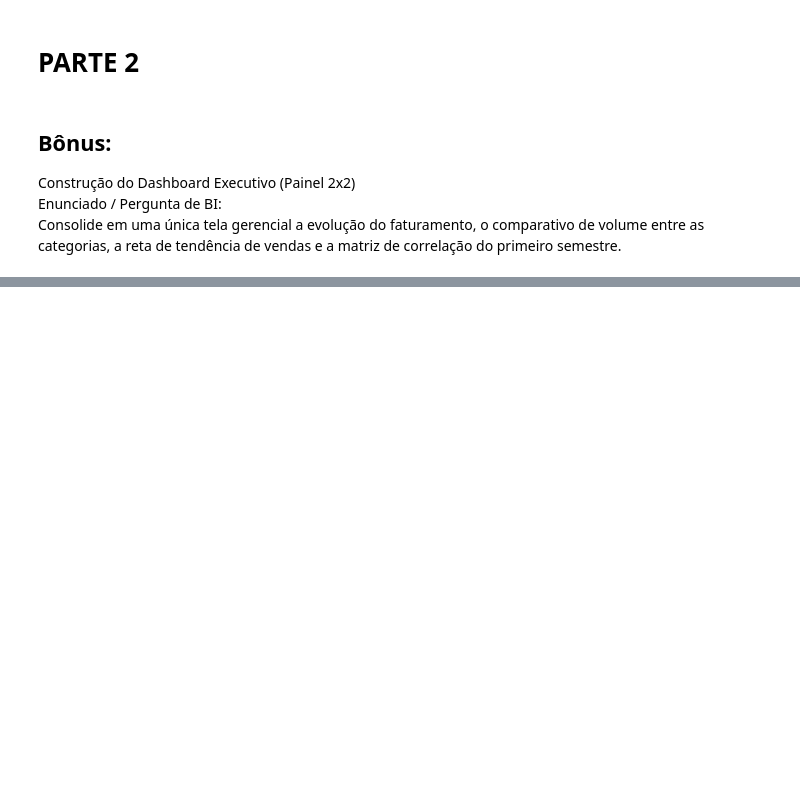
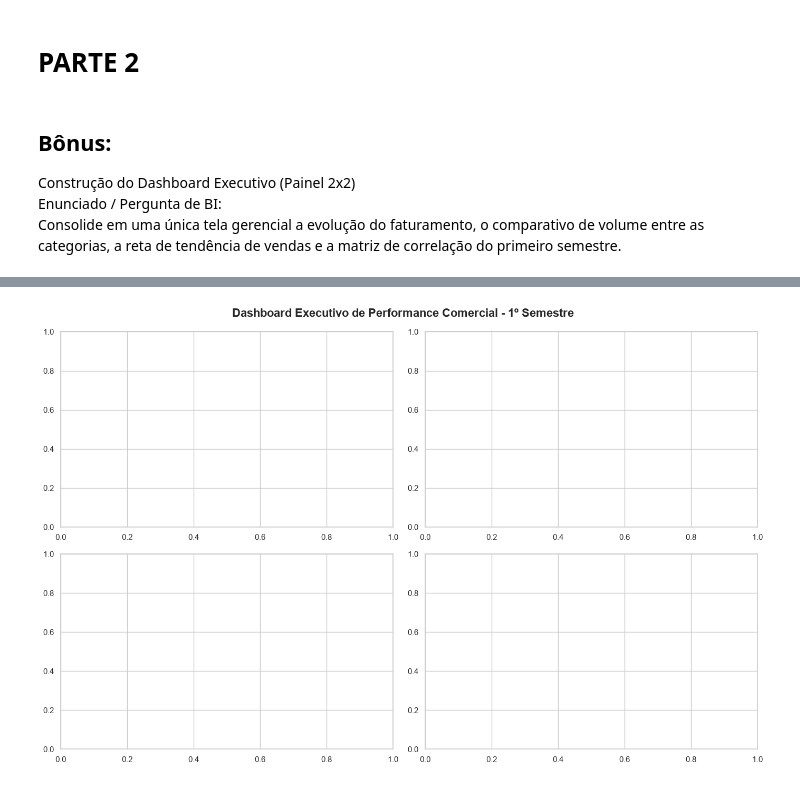
Before and after one commit to GustavoSantosRJ/Estatistica_Descritiva, a Jupyter notebook: Codigos/07-Dashboard_Visualizacoes_SEABORN_Aluno.ipynb, the cells around one changed output, grey strips where cells are left out. Drawn from its saved outputs; the diff is of its cells as text; code cells hidden in the pictures; blank space fills up the shorter version.

Commit message:
Criação de classe para criação de dashboard.
Classe ainda não está funcionando conforme o esperado. O dashboard aparece sem dados.

```diff
--- a/Codigos/07-Dashboard_Visualizacoes_SEABORN_Aluno.ipynb
+++ b/Codigos/07-Dashboard_Visualizacoes_SEABORN_Aluno.ipynb
@@ -499,24 +499,35 @@ class dashboard_2x2:
 
     def __init__(self, titulo_dash, largura=14, altura=9, seaborn_style='whitegrid', seaborn_palette='Blues_r'):
         self.titulo_dash = titulo_dash
-        self.seaborn_style = seaborn_style
-        self.seaborn_pallete = seaborn_palette
-        sns.set_theme(style=self.seaborn_style, palette=self.seaborn_palette)
+        sns.set_theme(style=seaborn_style, palette=seaborn_palette)
         fig, axes = plt.subplots(2, 2, figsize=(largura, altura))
-        fig.suptitle(self.titulo_dash, fontsize=16, fontweight='bold', y=0.98)
+        fig.suptitle(self.titulo_dash, fontsize=16, fontweight='bold', y=0.98,)
 
-    def posicao_to_axes(posicao):
+    def pos_x(self, posicao):
         match posicao:
             case 1:
-                return axes[0,0]
+                return 0
             case 2:
-                return axes[0,1]
+                return 0
             case 3:
-                return axes[1,0]
+                return 1
             case 4:
-                return axes[1,1]
+                return 1
+
+    def pos_y(self, posicao):
+        match posicao:
+            case 1:
+                return 0
+            case 2:
+                return 1
+            case 3:
+                return 0
+            case 4:
+                return 1
 
     def lineplot(self, posicao, titulo, df_dados, marcador='o', cor='#08519c'):
+        x = self.pos_x(posicao)
+        y = self.pos_y(posicao)
         sns.lineplot(
             data=df_dados,
             x=df_dados.columns[0],
@@ -524,69 +535,73 @@ class dashboard_2x2:
             marker=marcador,
             color=cor,
             linewidth=2.5,
-            ax=self.posicao_to_axes(posicao),
+            ax=axes[x, y],
         )
-        self.posicao_to_axes(posicao).set_title('1. Faturamento Mensal (em R$ Mil)', fontweight='bold')
-        self.posicao_to_axes(posicao).set_xlabel(df_dados.columns[0])
-        self.posicao_to_axes(posicao).set_ylabel(df_dados.columns[1])
+        axes[x, y].set_title(titulo, fontweight='bold')
+        axes[x, y].set_xlabel(df_dados.columns[0])
+        axes[x, y].set_ylabel(df_dados.columns[1])
 
     def barplot(self, posicao, titulo, df_dados, marcador='o', bar_palette='Blues_d'):
+        x = self.pos_x(posicao)
+        y = self.pos_y(posicao)
         sns.barplot(
             data=df_dados,
             x=df_dados.columns[0],
             y=df_dados.columns[2],
             hue=df_dados.columns[1],
             palette=bar_palette,
-            ax=self.posicao_to_axes(posicao),
+            ax=axes[x, y],
         )
-        self.posicao_to_axes(posicao).set_title(titulo, fontweight='bold')
-        self.posicao_to_axes(posicao).set_xlabel(df_dados.columns[0])
-        self.posicao_to_axes(posicao).set_ylabel(df_dados.columns[2])
-        self.posicao_to_axes(posicao).legend(title=df_dados.columns[1])
+        axes[x, y].set_title(titulo, fontweight='bold')
+        axes[x, y].set_xlabel(df_dados.columns[0])
+        axes[x, y].set_ylabel(df_dados.columns[2])
+        axes[x, y].legend(title=df_dados.columns[1])
 
     def regplot(self, posicao, titulo, df_dados, cor='#2171b5', estilo_pontos={'s': 60}):
+        x = self.pos_x(posicao)
+        y = self.pos_y(posicao)
         sns.regplot(
             data=df_dados,
             x=df_dados.columns[0],
             y=df_dados.columns[1],
             color=cor,
             scatter_kws=estilo_pontos,
-            ax=self.posicao_to_axes(posicao),
+            ax=axes[x, y],
         )
-        self.posicao_to_axes(posicao).set_title(titulo, fontweight='bold')
-        self.posicao_to_axes(posicao).set_xlabel(df_dados.columns[0])
-        self.posicao_to_axes(posicao).set_ylabel(df_dados.columns[1])
+        axes[x, y].set_title(titulo, fontweight='bold')
+        axes[x, y].set_xlabel(df_dados.columns[0])
+        axes[x, y].set_ylabel(df_dados.columns[1])
 
     def heatmap(self, posicao, titulo, df_dados, mapa_cor='Blues', formato_numero='.2f'):
+        x = self.pos_x(posicao)
+        y = self.pos_y(posicao)
         sns.heatmap(
-            corr,
+            df_dados,
             annot=True,
             cmap=mapa_cor,
             fmt=formato_numero,
             cbar=False,
             square=True,
-            ax=self.posicao_to_axes(posicao),
+            ax=axes[x, y],
         )
-        self.posicao_to_axes(posicao).set_title(titulo, fontweight='bold')
+        axes[x, y].set_title(titulo, fontweight='bold')
 
     def show(self):
         plt.tight_layout()
         plt.show()
 
 
-# Caminho dinâmico para a pasta 'dados' e o arquivo 'tabela.csv'
-caminho = 'dados_vendas.csv'
-
-# 1. Carregar o arquivo CSV
+# Caminho dinâmico para a pasta 'dados' e o arquivo de vendas
+caminho = Path("..") / "DATA" / "dados_vendas.csv"
 df = pd.read_csv(caminho)
 
 # Criar a grade do dashboard (2 linhas x 2 colunas)
-dash = dashboard_2x2('Dashboard Executivo de Performance Comercial - 1º Semestre')
+dash = dashboard_2x2(titulo_dash='Dashboard Executivo de Performance Comercial - 1º Semestre')
 
 # 1. Gráfico de Linha: Faturamento Mensal (Evolução Temporal)
 df_faturamento = df[['Mes', 'Total_Vendas_Mil']].copy()
 df_faturamento.columns = ['Mês', 'R$ Mil']
-dash.lineplot(posicao=1, titulo='Faturamento Mensal (em R$ Mil)',df_dados=df_faturamento)
+dash.lineplot(1, 'Faturamento Mensal (em R$ Mil)', df_faturamento)
 
 # 2. Gráfico de Barras Agrupadas: Comparativo de Categorias
 df_comparativo = df.melt(
@@ -595,18 +610,17 @@ df_comparativo = df.melt(
     var_name='Categoria',
     value_name='Unidades',
 )
-df_comparativo.columns[0] = 'Mês'
-dash.barplot(posicao=2, titulo='Volume de Unidades por Categoria')
+dash.barplot(2, 'Volume de Unidades por Categoria', df_comparativo)
 
 # 3. Gráfico de Regressão: Dispersão + Linha de Tendência Linear
 df_smartphones = df[['Smartphones', 'Total_Vendas_Mil']].copy()
-df_smartphones.columns[1] = 'R$ Mil'
-dash.regplot(posicao=3, titulo='Tendência: Smartphones vs Faturamento Total', df_dados=df_smartphones)
+df_smartphones.columns = ['Unidades', 'R$ Mil']
+dash.regplot(3, 'Tendência: Smartphones vs Faturamento Total', df_smartphones)
 
 # 4. Mapa de Calor: Matriz de Correlação
 df_corr = df[['Smartphones', 'Notebooks', 'Acessorios', 'Total_Vendas_Mil']].corr()
-df_corr.columns[3] = 'Total'
-dash.heatmap(posicao=4, titulo='Matriz de Correlação Multivariada', df_dados=df_corr)
+df_corr.columns = ['Smartphones', 'Notebooks', 'Acessórios', 'Total']
+dash.heatmap(4, 'Matriz de Correlação Multivariada', df_corr)
 
 dash.show()
 # %% [output]
@@ -613,0 +627 @@ FileNotFoundError: [Errno 2] No such file or directory: 'dados_vendas.csv'
+[figure, added]
```
Also changed, not shown: parts of 2 cells of this notebook.
